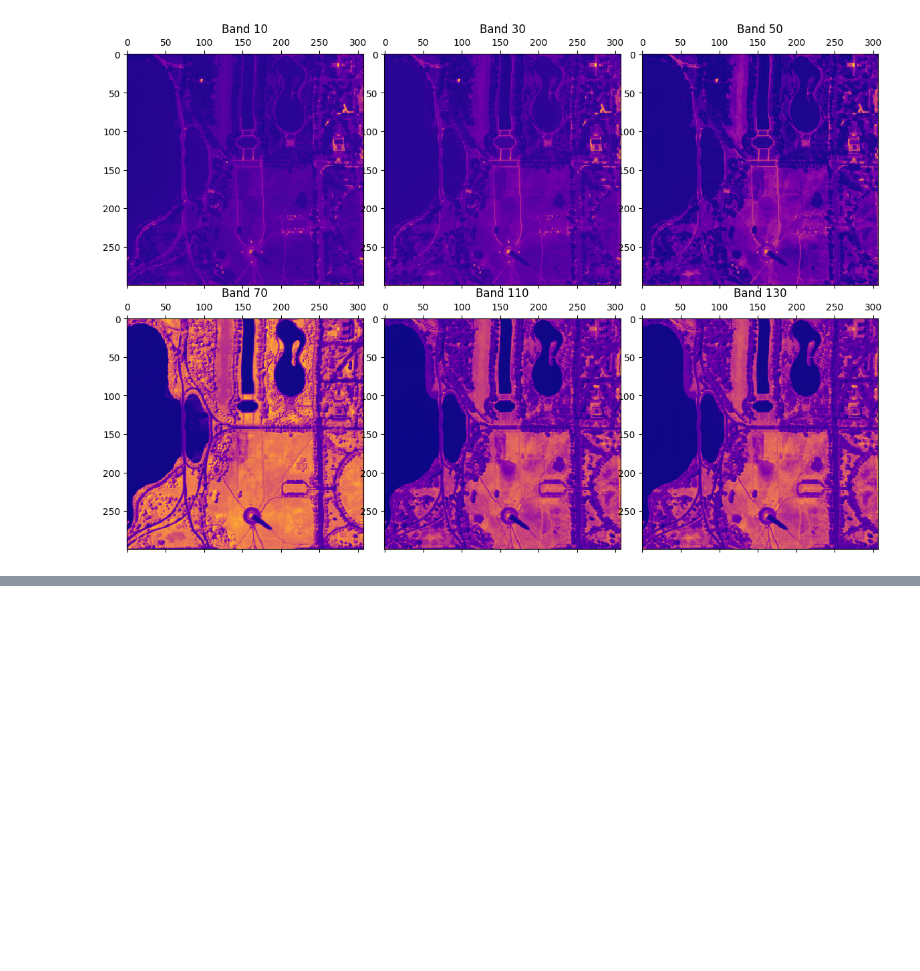
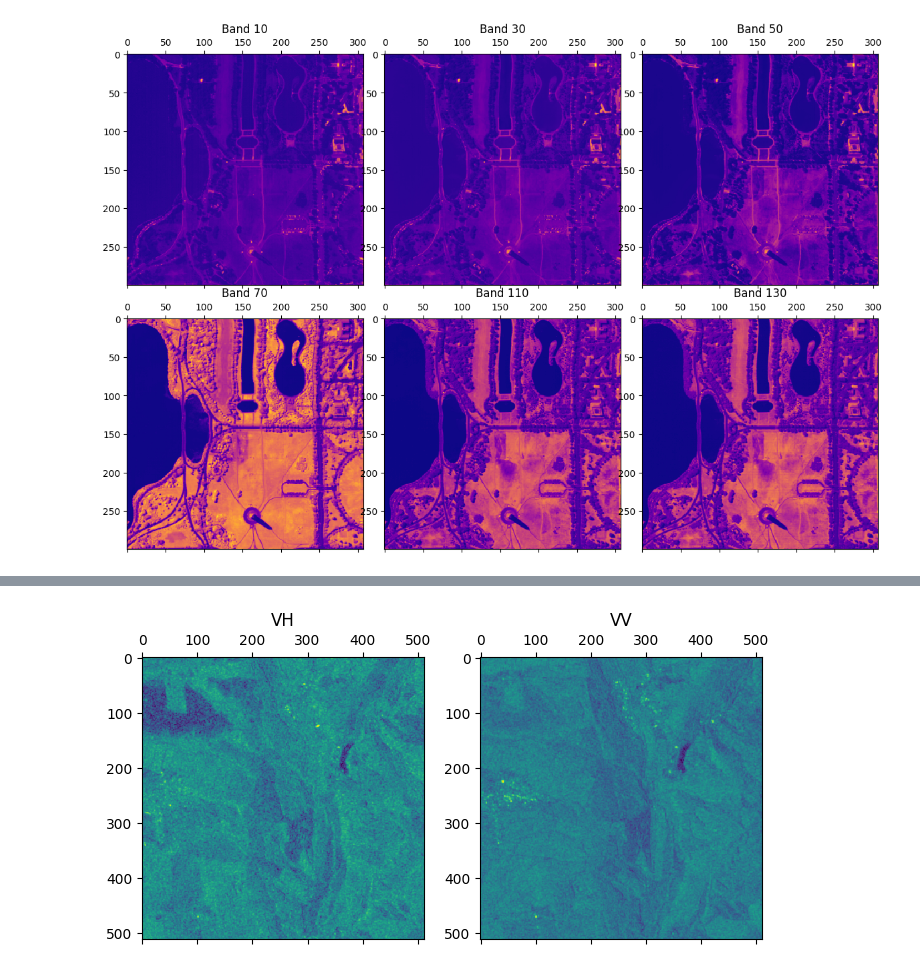
Before and after one commit to scially/raster-vision-tutorial, a Jupyter notebook: 1.raster data.ipynb, the cells around one changed output, grey strips where cells are left out. Drawn from its saved outputs; the diff is of its cells as text; code cells hidden in the pictures; blank space fills up the shorter version.

```diff
--- a/1.raster data.ipynb
+++ b/1.raster data.ipynb
@@ -229,15 +218,13 @@ ProjError: transform error: Invalid coordinate: (Internal Proj Error: utm: Inval
 # %%
 from matplotlib import pyplot as plt
 
-fig, (ax_rgb, ax_swir, ax_vh, ax_vv) = plt.subplots(1, 4, figsize=(15, 4))
+fig, (ax_vh, ax_vv) = plt.subplots(1, 2, figsize=(8, 4))
 
-ax_rgb.matshow(chip[..., :3])
-ax_rgb.set_title('RGB')
-ax_swir.matshow(chip[..., 3:6])
-ax_swir.set_title('SWIR')
-ax_vh.matshow(chip[..., 6])
+ax_vh.matshow(chip[..., 0])
 ax_vh.set_title('VH')
-ax_vv.matshow(chip[..., 7])
+ax_vv.matshow(chip[..., 1])
 ax_vv.set_title('VV')
 
 plt.show()
+# %% [output]
+[figure, added]
```
Also changed, not shown: parts of 6 cells of this notebook, 2 other files.
